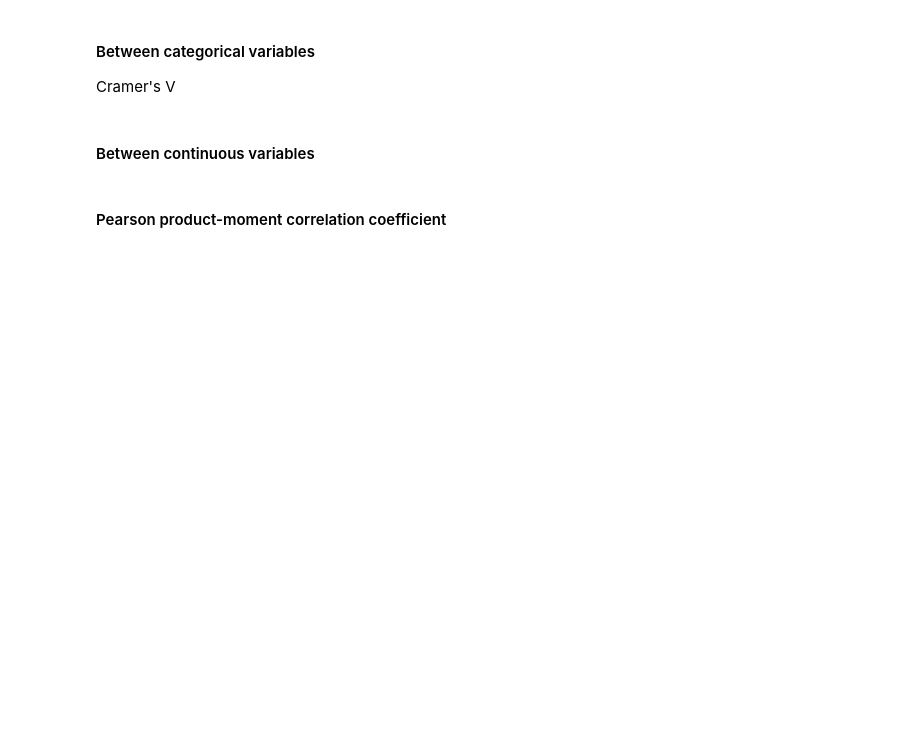
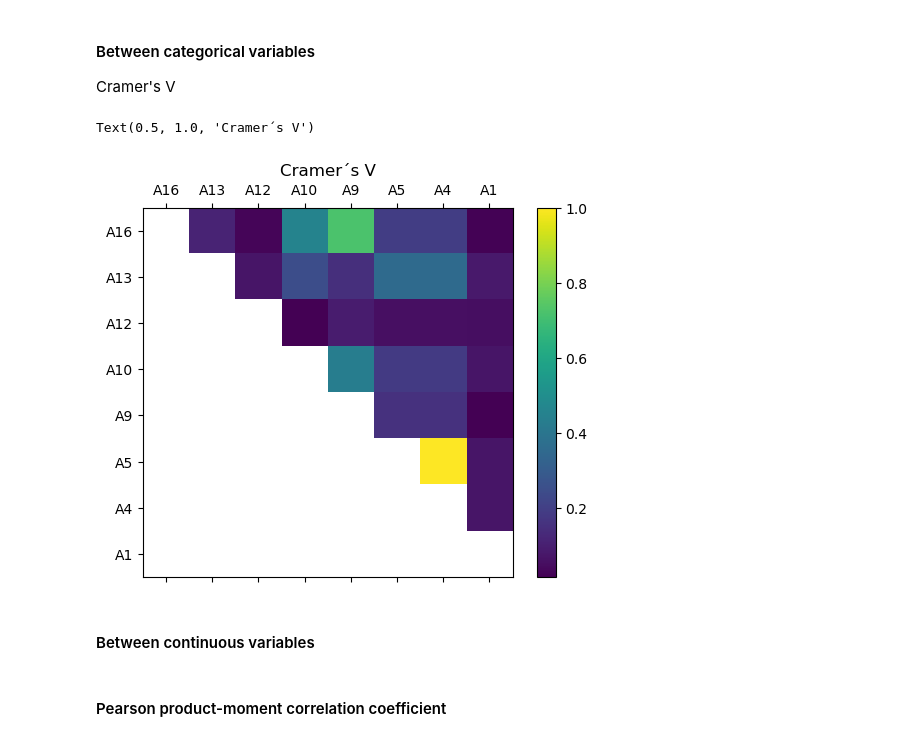
Before and after one commit to toniklenk/WissPro-final-project, a Jupyter notebook: CreditCardApproval EDA DianaMax.ipynb, the cells around one changed output. Drawn from its saved outputs; the diff is of its cells as text; code cells hidden in the pictures; blank space fills up the shorter version.

```diff
--- a/CreditCardApproval EDA DianaMax.ipynb
+++ b/CreditCardApproval EDA DianaMax.ipynb
@@ -390,17 +551,21 @@ Cramer's V
 # %%
 vars_cat    = category[category.type == 'Categorical'].index
 n_cat       = len(vars_cat)
 cramers_mat = pd.DataFrame(index=vars_cat, columns=vars_cat, dtype=np.float64)
 
 for var1, var2 in itertools.combinations(vars_cat, r=2):
     cramers_mat.loc[var1,var2] = association(pd.crosstab(df[var1], df[var2]))
 
 fig, ax = plt.subplots()
 axi = ax.matshow(cramers_mat)
 ax.set_xticks(range(n_cat), labels=vars_cat)
 ax.set_yticks(range(n_cat), labels=vars_cat)
 
-plt.colorbar(axi, ax=ax);
+plt.colorbar(axi, ax=ax)
+plt.title('Cramer´s V')
+# %% [output]
+Text(0.5, 1.0, 'Cramer´s V')
+[figure, added]
 # %% [markdown]
 #### Between continuous variables
 # %%
```
Also changed, not shown: parts of 61 cells of this notebook.
